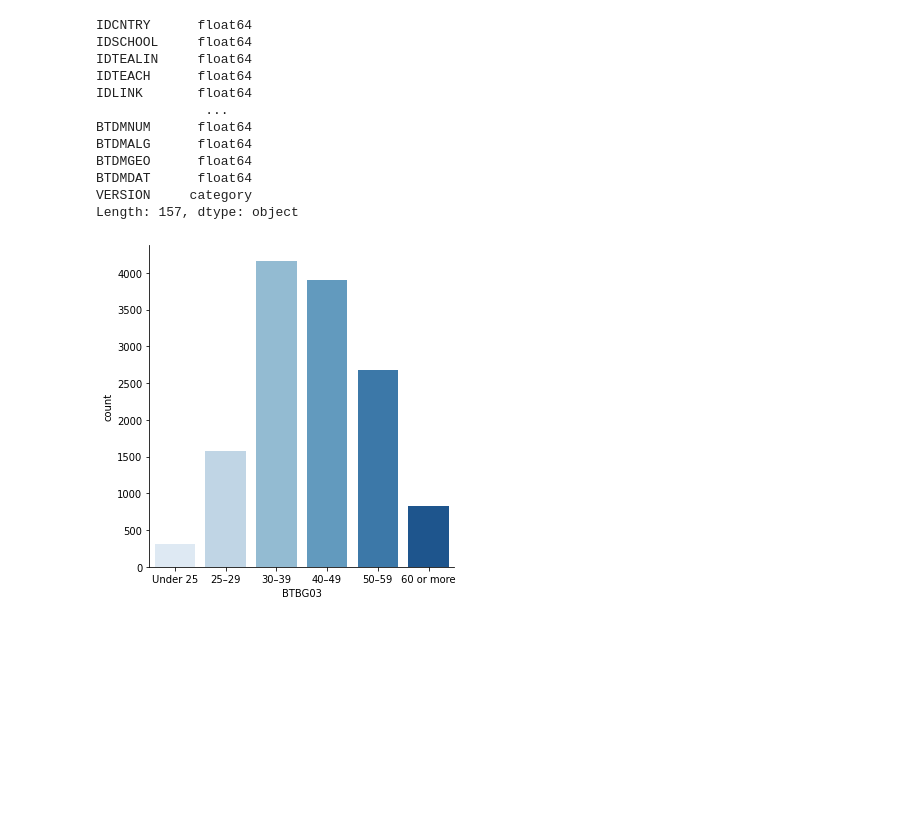
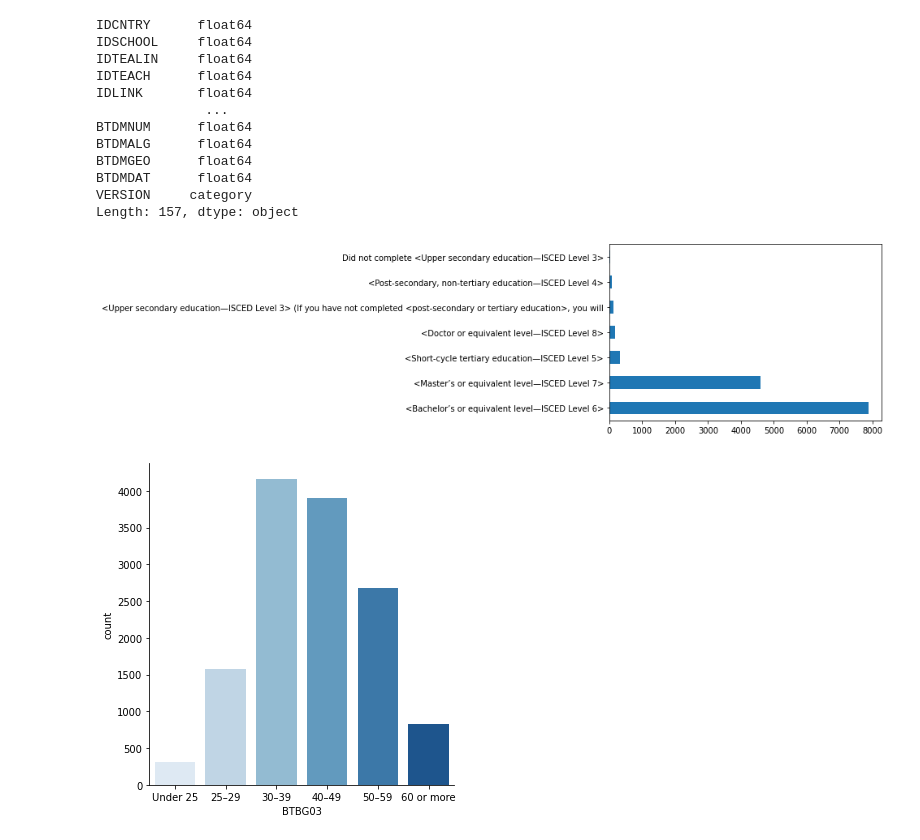
Before and after one commit to sjhaluck/TIMSS-Data-Science, a Jupyter notebook: TIMSS Exploration.ipynb, the cells around one changed output. Cells and saved outputs as stored; diff of their text form; code cells hidden in the pictures; blank space fills up the shorter version.

Commit message:
explore: identification of further non-relevant or redundant data

```diff
--- a/TIMSS Exploration.ipynb
+++ b/TIMSS Exploration.ipynb
@@ -216,12 +216,12 @@ stud_teach.to_csv('data/stud_teach.csv', index = False)
 math_teach.to_csv('data/math_teach.csv', index = False)
 sci_teach.to_csv('data/sci_teach.csv', index = False)
 # %%
-#school.to_csv('data/school.csv', index = False)
-#stud_ach.to_csv('data/stud_ach.csv', index = False)
-#student.to_csv('data/student.csv', index = False)
-#stud_teach.to_csv('data/stud_teach.csv', index = False)
-math_teach = pd.read_csv('data/math_teach.csv')
-#sci_teach.to_csv('data/sci_teach.csv', index = False)
+#school = pd.read_csv('data/school.csv')
+#stud_ach = pd.read_csv('data/stud_ach.csv')
+#student = pd.read_csv('data/student.csv')
+#stud_teach = pd.read_csv('data/stud_teach.csv')
+#math_teach = pd.read_csv('data/math_teach.csv')
+#sci_teach = pd.read_csv('data/sci_teach.csv')
 # %% [markdown]
 # Explore Data
 Explore the structure and values of the data
@@ -562,6 +642,10 @@ BTDMGEO      float64
 BTDMDAT      float64
 VERSION     category
 Length: 157, dtype: object
+# %%
+math_teach['BTBG04'].value_counts().plot(kind='barh');
+# %% [output]
+[figure, added]
 # %%
 cat_type = CategoricalDtype(categories=['Under 25', '25–29', '30–39', '40–49', '50–59', '60 or more'], ordered=True)
 math_teach['BTBG03'] = math_teach['BTBG03'].astype(cat_type)
```
Also changed, not shown: parts of 15 cells of this notebook.
